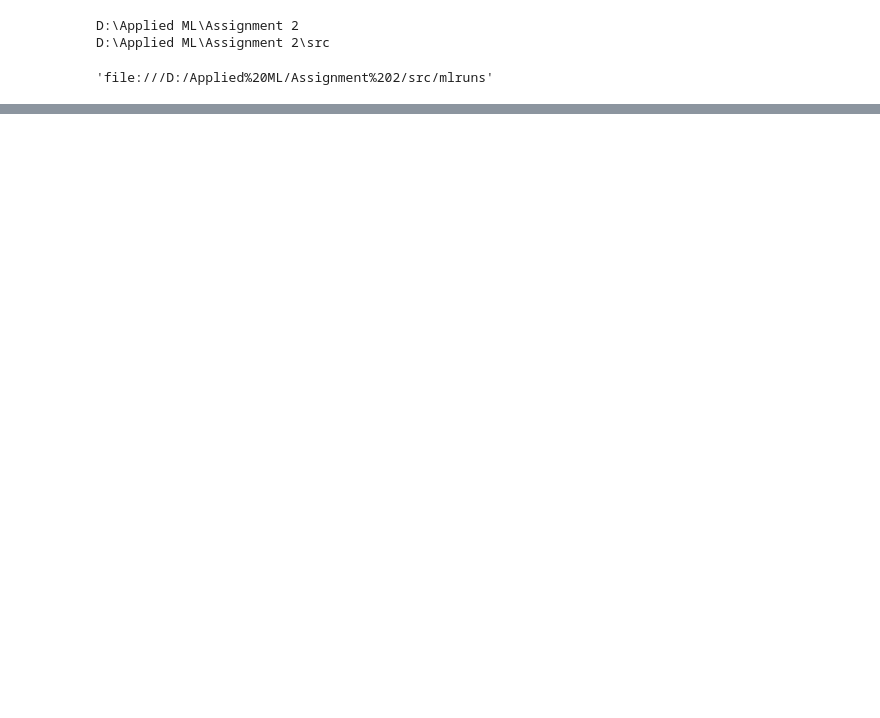
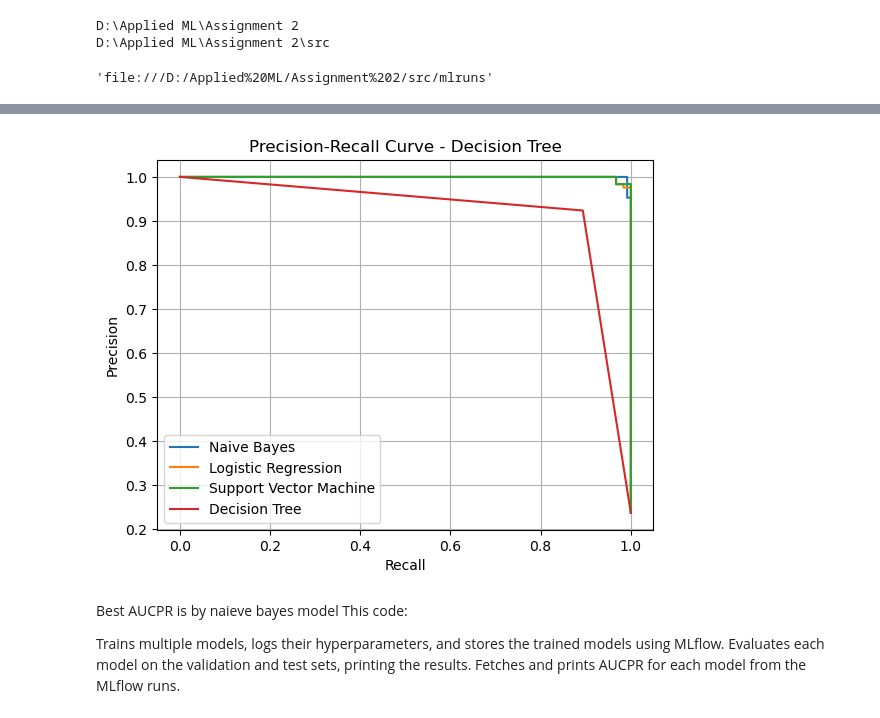
Before and after one commit to vpagl/Applied-Machine-Learning, a Jupyter notebook: Assignment 2/src/train.ipynb, the cells around one changed output, grey strips where cells are left out. Saved outputs shown, nothing was run; the diff lists cells and outputs as text; code cells hidden in the pictures; blank space fills up the shorter version.

```diff
--- a/Assignment 2/src/train.ipynb
+++ b/Assignment 2/src/train.ipynb
@@ -214,21 +214,23 @@ Confusion Matrix:
 env: GIT_PYTHON_REFRESH=quiet
 # %%
-import plotly.graph_objects as go
+import matplotlib.pyplot as plt
 from sklearn.metrics import precision_recall_curve
 
 # Function to plot PR curve
 def plot_pr_curve(y_true, y_score, model_name):
     precision, recall, _ = precision_recall_curve(y_true, y_score)
-    fig = go.Figure(data=[go.Scatter(x=recall, y=precision, mode='lines', name=model_name)])
-    fig.update_layout(title='Precision-Recall Curve - ' + model_name,
-                      xaxis_title='Recall',
-                      yaxis_title='Precision',
-                      plot_bgcolor='rgba(0,0,0,0)')
-    fig.show()
+    plt.plot(recall, precision, label=model_name)
+    plt.xlabel('Recall')
+    plt.ylabel('Precision')
+    plt.title('Precision-Recall Curve - ' + model_name)
+    plt.legend()
+    plt.grid(True)
 
 # Plot PR curves for each model
 plot_pr_curve(val_df.y_val, nb_model.predict_proba(tfidf_X_val)[:, 1], "Naive Bayes")
 plot_pr_curve(val_df.y_val, lr_model.predict_proba(tfidf_X_val)[:, 1], "Logistic Regression")
 plot_pr_curve(val_df.y_val, svc_model.predict_proba(tfidf_X_val)[:, 1], "Support Vector Machine")
 plot_pr_curve(val_df.y_val, dt_model.predict_proba(tfidf_X_val)[:, 1], "Decision Tree")
+
+plt.show()
 # %% [output]
@@ -239,0 +237,8 @@ plot_pr_curve(val_df.y_val, dt_model.predict_proba(tfidf_X_val)[:, 1], "Decision
+[figure, added]
+# %% [markdown]
+Best AUCPR is by naieve bayes model
+This code:
+
+Trains multiple models, logs their hyperparameters, and stores the trained models using MLflow.
+Evaluates each model on the validation and test sets, printing the results.
+Fetches and prints AUCPR for each model from the MLflow runs.
```
Also changed, not shown: parts of 2 cells of this notebook.
